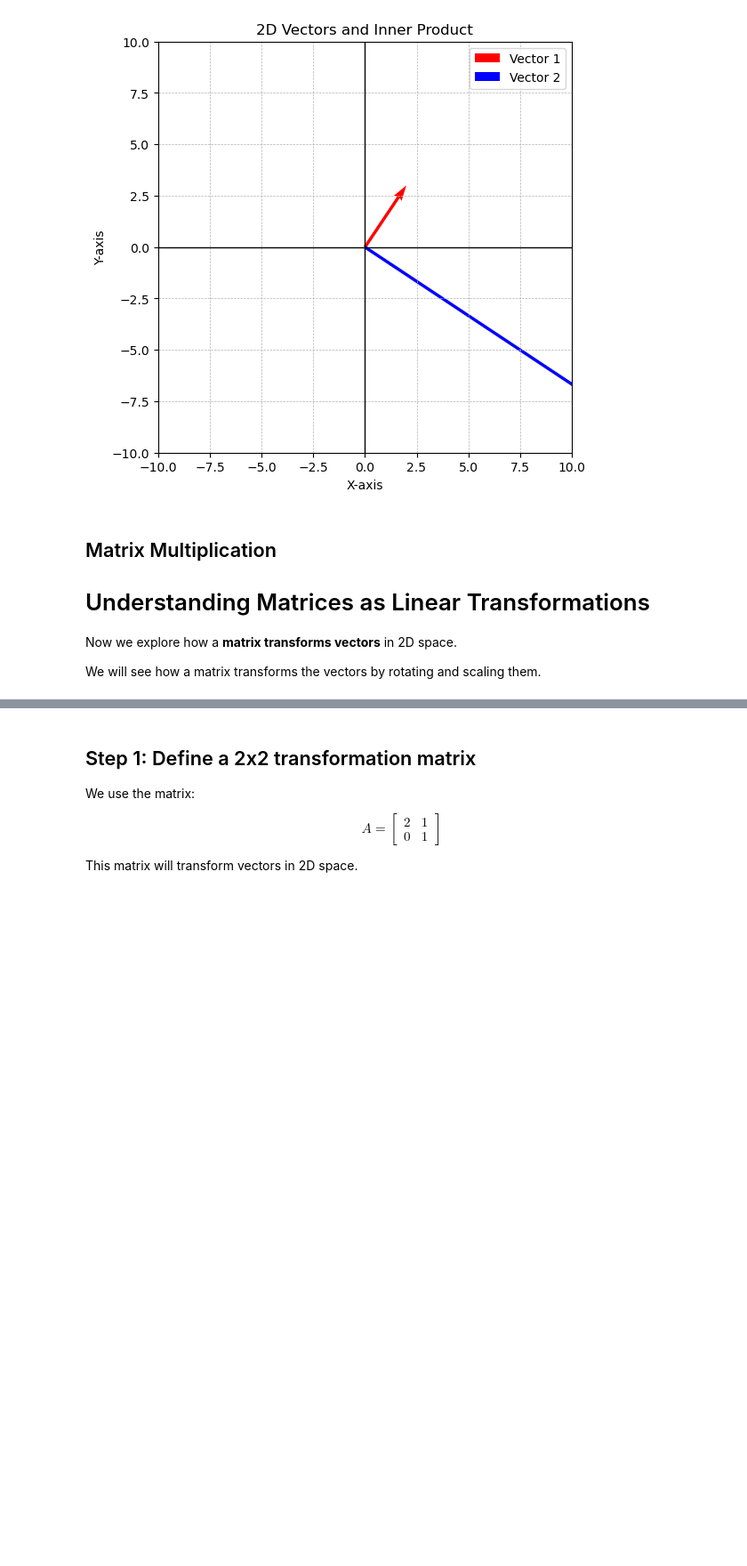
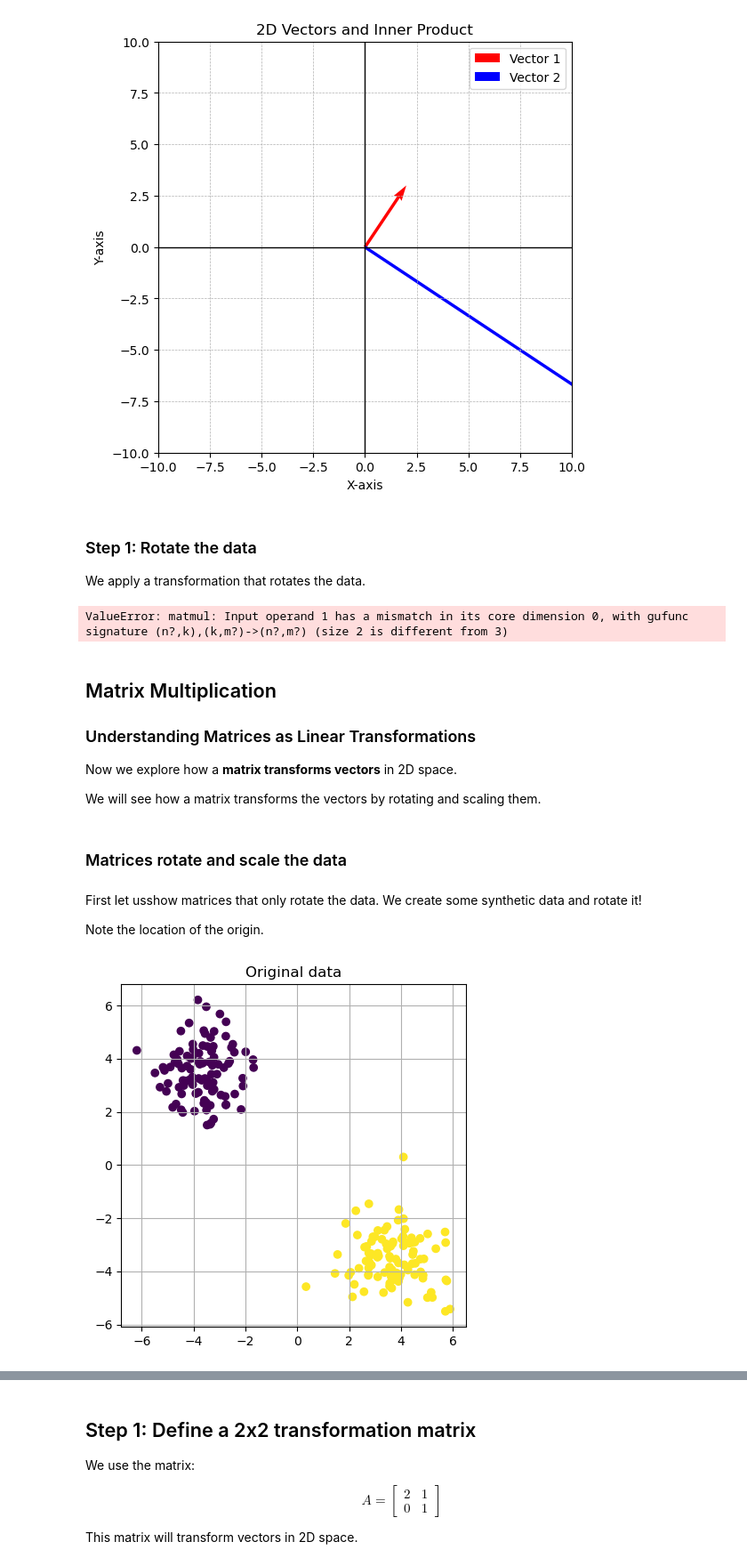
Before and after one commit to imanmossavat/ml-teaching-materials-fontys, a Jupyter notebook: ML Studio/S4_Inner_product.ipynb, the cells around one changed output, grey strips where cells are left out. Shown at 89% size. Cells and saved outputs as stored; diff of their text form; code cells hidden in the pictures; blank space fills up the shorter version.

```diff
--- a/ML Studio/S4_Inner_product.ipynb
+++ b/ML Studio/S4_Inner_product.ipynb
@@ -192,11 +190,51 @@ Inner product is: (2 * 12) + (3 * -8) = 24 + -24 = 0
 Cosine of the angle: 0.00
 Angle θ: 90.00 degrees
 [figure]
+# %% [markdown]
+### Step 1: Rotate the data
+
+We apply a transformation that rotates the data.
+# %%
+# Distortion matrix (stretch x-axis)
+A = np.array([[np.cos(np.pi/3), -np.sin(np.pi/3)],
+              [np.sin(np.pi/3), np.cos(np.pi/3)]])
+
+X_distorted = X @ A.T
+
+plt.figure(figsize=(5,5))
+plt.scatter(X[:,0], X[:,1], c='gray')
+plt.scatter(X_distorted[:,0], X_distorted[:,1], c=y)
+plt.title("Distorted data (one feature dominates)")
+plt.grid(True)
+plt.show()
+# %% [output]
+ValueError: matmul: Input operand 1 has a mismatch in its core dimension 0, with gufunc signature (n?,k),(k,m?)->(n?,m?) (size 2 is different from 3)
 # %% [markdown]
 ## Matrix Multiplication
 
-# Understanding Matrices as Linear Transformations
+### Understanding Matrices as Linear Transformations
 
 Now we explore how a **matrix transforms vectors** in 2D space.
 
 We will see how a matrix transforms the vectors by rotating and scaling them.
+# %% [markdown]
+### Matrices rotate and scale the data
+# %% [markdown]
+First let usshow matrices that only rotate the data.
+We create some synthetic data and rotate it!
+
+Note the location of the origin.
+# %%
+from sklearn.datasets import make_blobs
+
+# Create simple dataset
+X, y = make_blobs(n_samples=200, centers=2, random_state=42)
+X= X - X.mean(axis=0)
+# Plot original data
+plt.figure(figsize=(5,5))
+plt.scatter(X[:,0], X[:,1], c=y)
+plt.title("Original data")
+plt.grid(True)
+plt.show()
+# %% [output]
+[figure, added]
```
Also changed, not shown: parts of 28 cells of this notebook.
